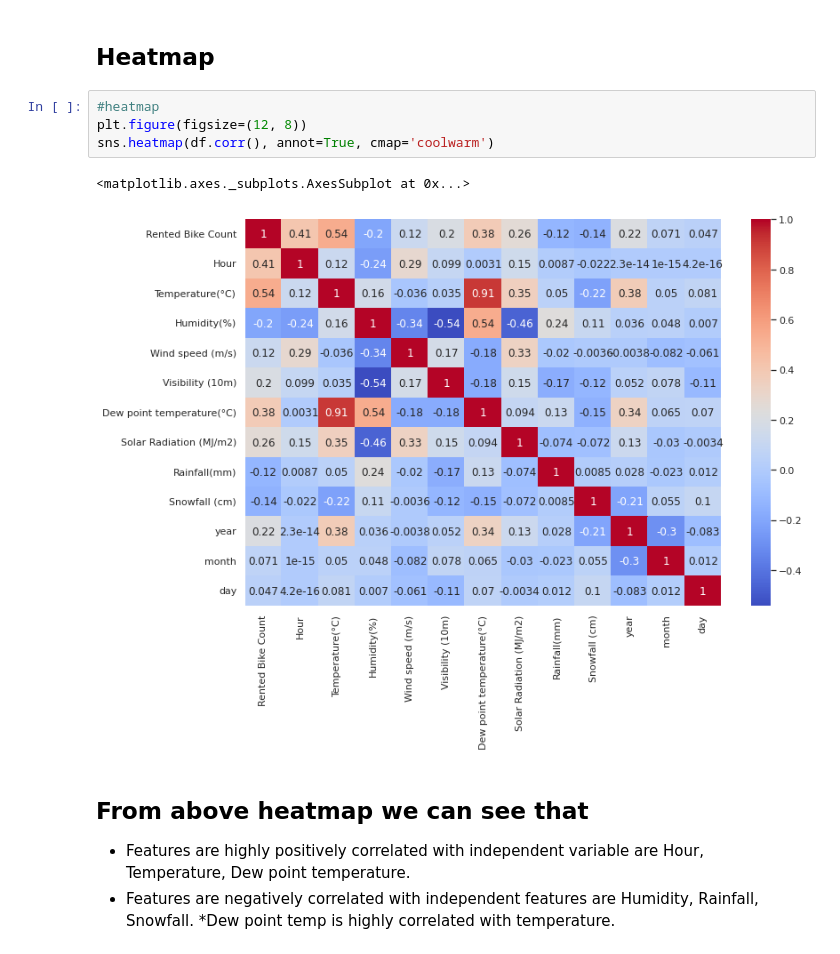
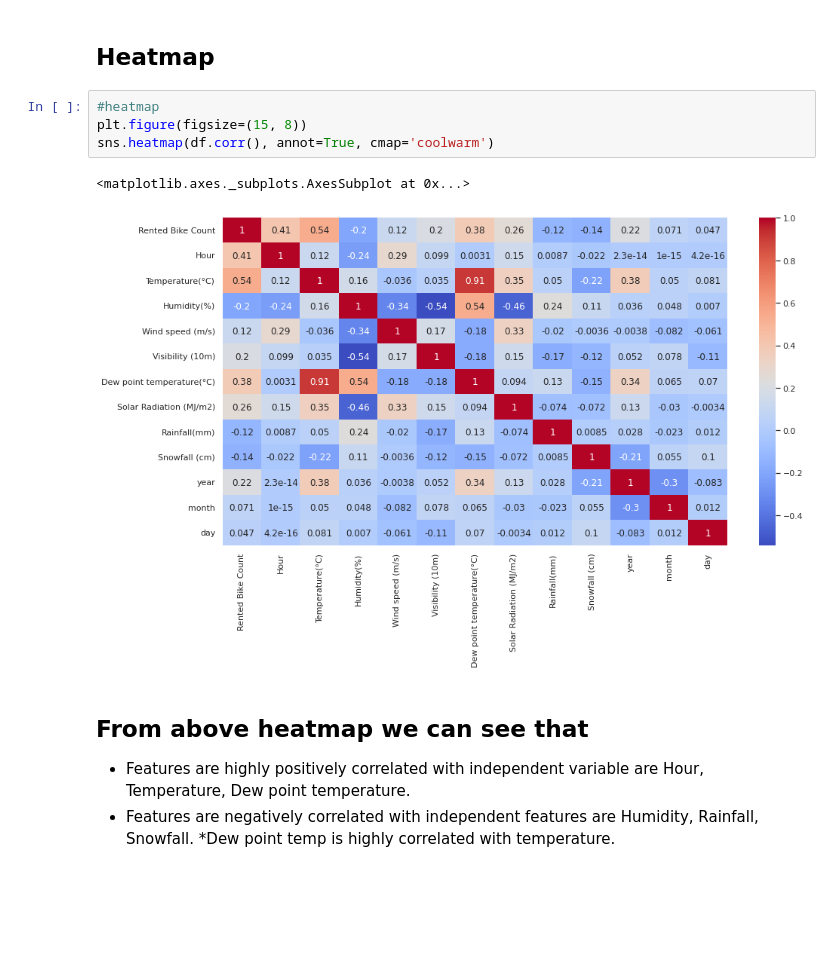
Before and after one commit to handetushar/Bike-Sharing-Demand-Prediction, a Jupyter notebook: Bike_Sharing_Demand_Prediction_Capstone_Project.ipynb, the cells around one changed output. Drawn from its saved outputs; the diff is of its cells as text; blank space fills up the shorter version.

```diff
--- a/Bike_Sharing_Demand_Prediction_Capstone_Project.ipynb
+++ b/Bike_Sharing_Demand_Prediction_Capstone_Project.ipynb
@@ -533,11 +533,11 @@ The performance of some algorithms can deteriorate if two or more variables are
 ## **Heatmap**
 # %%
 #heatmap
-plt.figure(figsize=(12, 8))
+plt.figure(figsize=(15, 8))
 sns.heatmap(df.corr(), annot=True, cmap='coolwarm')
 # %% [output]
 <matplotlib.axes._subplots.AxesSubplot at 0x...>
-[figure, old version]
+[figure, new version]
 # %% [markdown]
 ## **From above heatmap we can see that**
 * Features are highly positively correlated with independent variable are Hour, Temperature, Dew point temperature.
```
Also changed, not shown: parts of 56 cells of this notebook.
